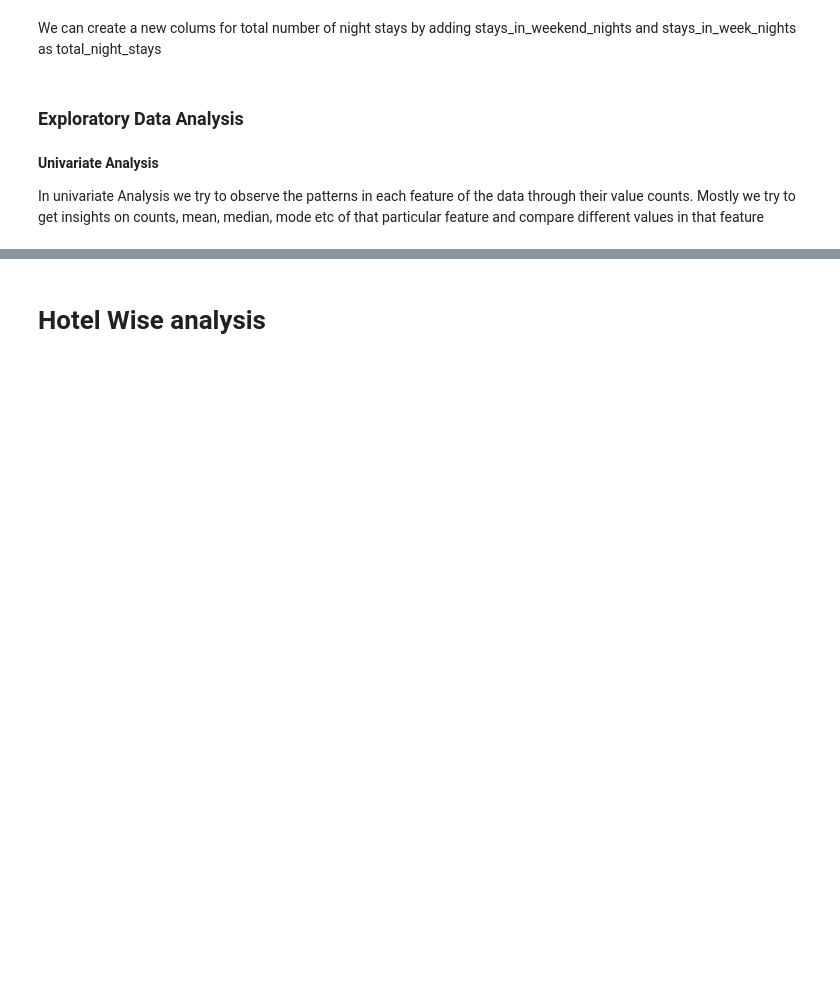
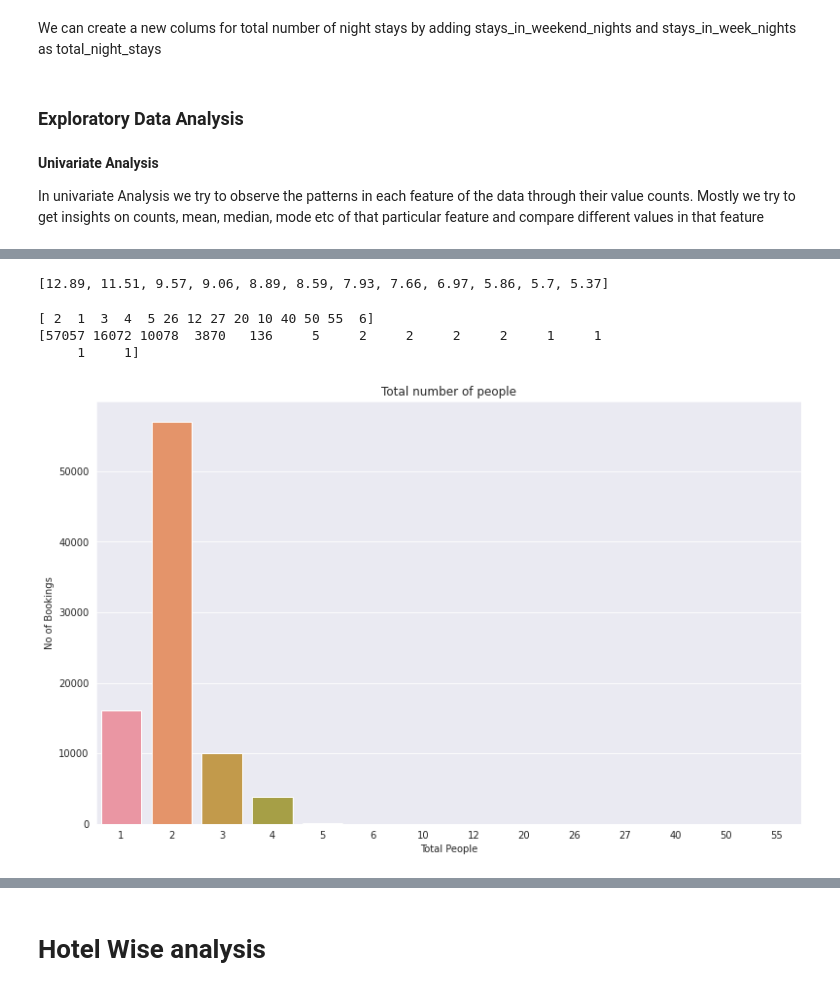
Before and after one commit to Haseeb227/Hotel-Booking-Analysis, a Jupyter notebook: Hotel_booking_analysis(Final).ipynb, the cells around one changed output, grey strips where cells are left out. Drawn from its saved outputs; the diff is of its cells as text; code cells hidden in the pictures; blank space fills up the shorter version.

```diff
--- a/Hotel_booking_analysis(Final).ipynb
+++ b/Hotel_booking_analysis(Final).ipynb
@@ -348,10 +452,25 @@ plot(x,y,x_label='Month',y_label='count',figsize=(13,8),title='Month')
+# %%
+arrival_month_counts = df['arrival_date_month'].value_counts()
+
+arrival_month_counts_percentage = [round((i/arrival_month_counts.sum())*100,2) for i in arrival_month_counts]
+
+arrival_month_counts_percentage
+# %% [output]
+[12.89, 11.51, 9.57, 9.06, 8.89, 8.59, 7.93, 7.66, 6.97, 5.86, 5.7, 5.37]
 # %%
 #total_people
 df1=df['total_people']
 df1=df1.value_counts()
 x=df1.index.values
 y=df1.values
-plot(x,y,x_label='Month',y_label='count',figsize=(13,8),title='Total number of people')
+print(x)
+print(y)
+plot(x,y,x_label='Total People',y_label='No of Bookings',figsize=(13,8),title='Total number of people')
+# %% [output]
+[ 2  1  3  4  5 26 12 27 20 10 40 50 55  6]
+[57057 16072 10078  3870   136     5     2     2     2     2     1     1
+     1     1]
+[figure, added]
 # %%
 #meal
 df1=df['meal']
```
Also changed, not shown: parts of 42 cells of this notebook.
